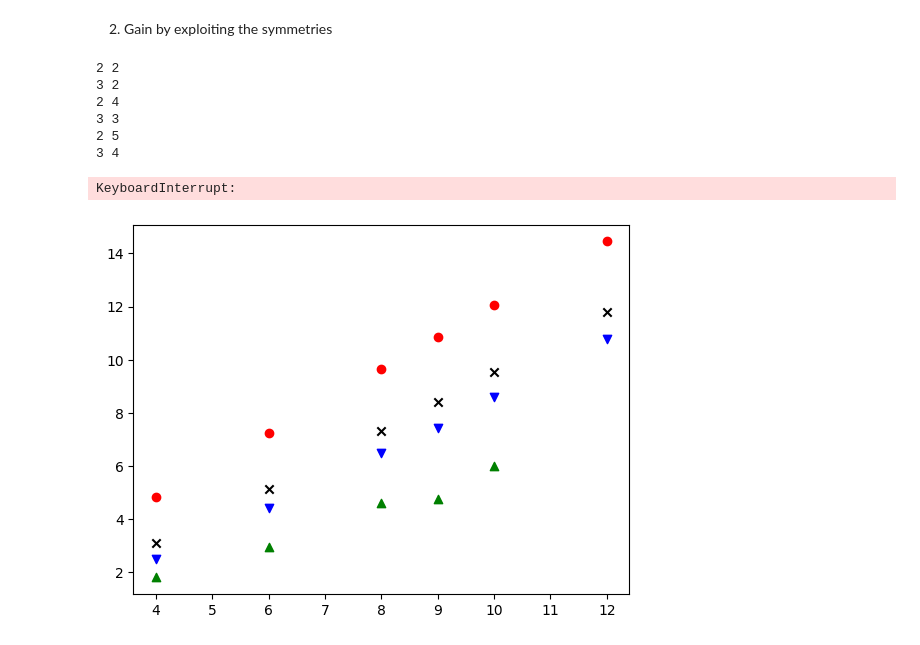
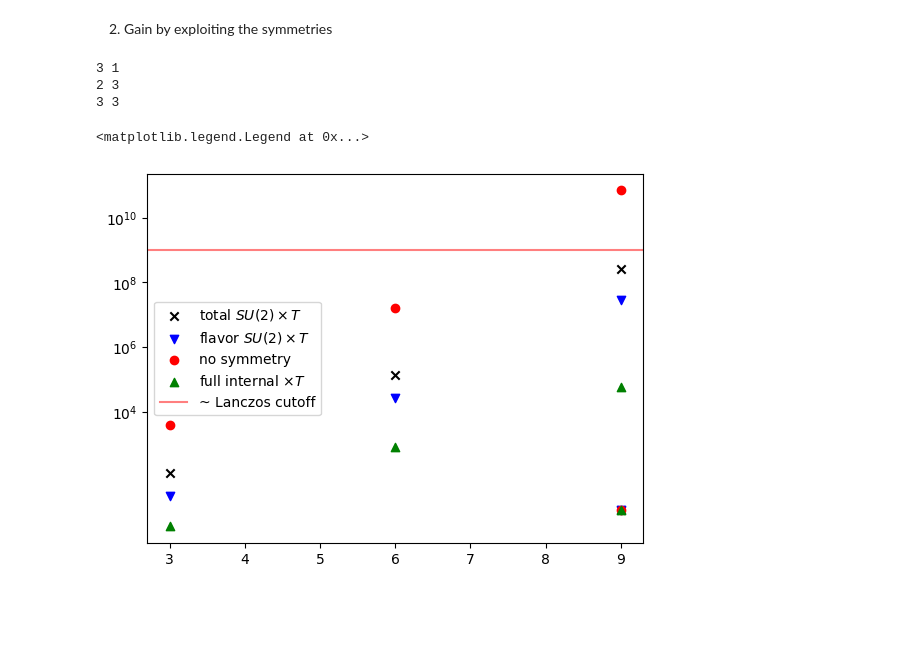
Before and after one commit to KotsiosJirisSas/ED, a Jupyter notebook: combinatorics.ipynb, the cells around one changed output. Saved outputs shown, nothing was run; the diff lists cells and outputs as text; code cells hidden in the pictures; blank space fills up the shorter version.

```diff
--- a/combinatorics.ipynb
+++ b/combinatorics.ipynb
@@ -160,7 +160,7 @@ for p in parts:
 #so filtered_parts has all the combinations of (N_1_up,N_1_down,N_2_up,N_2_down) compatible with total N,S.count
 #Then, extract (N_1_up,N_1_down,N_2_up,N_2_down) and calculate further partitions into the individual chain numbers
 # %%
-def func1(p,L1,L2):
+def combos(p,L1,L2):
     '''
     Given a partition p as a list calculate a function associated with the partition
     '''
@@ -232,12 +232,12 @@ print((16**(N)))
 65536
 # %%
 def max_sector(N):
-    if N%3 == 0:
+    if N % 2 == 0:
+        L1 = 2
+        L2 = int(N/2)
+    elif N % 3 == 0:
         L1 = 3
         L2 = int(N/3)
-    elif N % 2 == 0:
-        L1 = 2
-        L2 = int(N/2)
     print(L1,L2)
     sum1 = 0
     sector_num= 0
@@ -257,29 +257,26 @@ from math import log10
 # %% [markdown]
 2) Gain by exploiting the symmetries
 # %%
-for N1N2 in np.array([4,6,8,9,10,12]):
+for N1N2 in np.array([2,3,4,6,9]):
     n_s = int(N1N2)
     n_eta_s = int(N1N2*0.5)
     comb1 = comb(int(2*N1N2),n_s)**2
     comb2 = comb(int(N1N2),n_eta_s)**4
     plt.scatter(N1N2,log10(comb1/N1N2),marker='x',c='black')
     plt.scatter(N1N2,log10(comb2/N1N2),marker='v',c='blue')
     plt.scatter(N1N2,log10(16**N1N2),marker='o',c='red')
     plt.scatter(N1N2,log10(max_sector(N1N2)/N1N2),marker='^',c='green')
-plt.ylim([2,20])
+#plt.ylim([2,20])
 plt.yticks([4,6,8,10,12,14,16],['$10^{4}$','$10^{6}$','$10^{8}$','$10^{10}$','$10^{12}$','$10^{14}$','$10^{16}$'])
 plt.scatter(N1N2,1,marker='x',c='black',label='total $SU(2)\\times T$')
 plt.scatter(N1N2,1,marker='v',c='blue',label='flavor $SU(2)\\times T$')
 plt.scatter(N1N2,1,marker='o',c='red',label='no symmetry')
 plt.scatter(N1N2,1,marker='^',c='green',label='full internal $\\times T$')
 plt.axhline(y=9,c='r',alpha=0.5,label='~ Lanczos cutoff')
 plt.legend()
 # %% [output]
-2 2
-3 2
-2 4
+3 1
+2 3
 3 3
-2 5
-3 4
-KeyboardInterrupt:
+<matplotlib.legend.Legend at 0x...>
-[figure, old version]
+[figure, new version]
```
Also changed, not shown: parts of 12 cells of this notebook, 2 other files.
